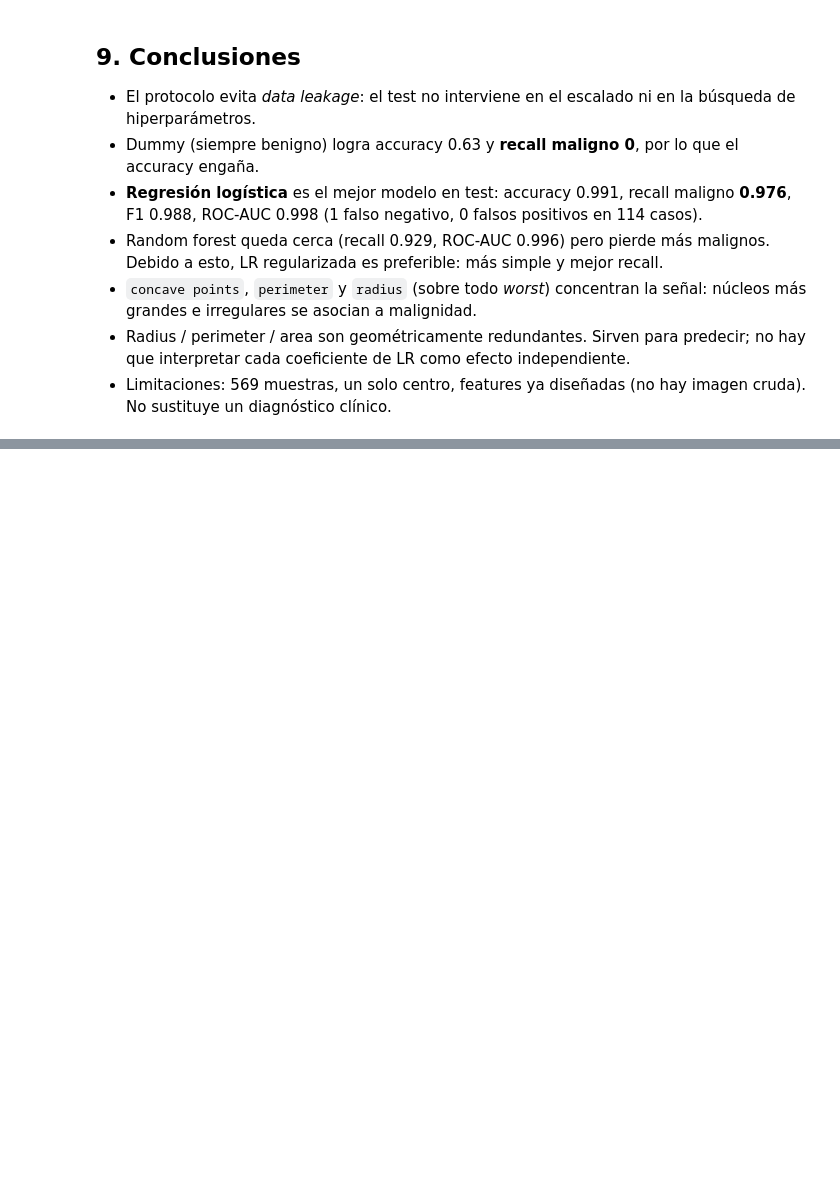
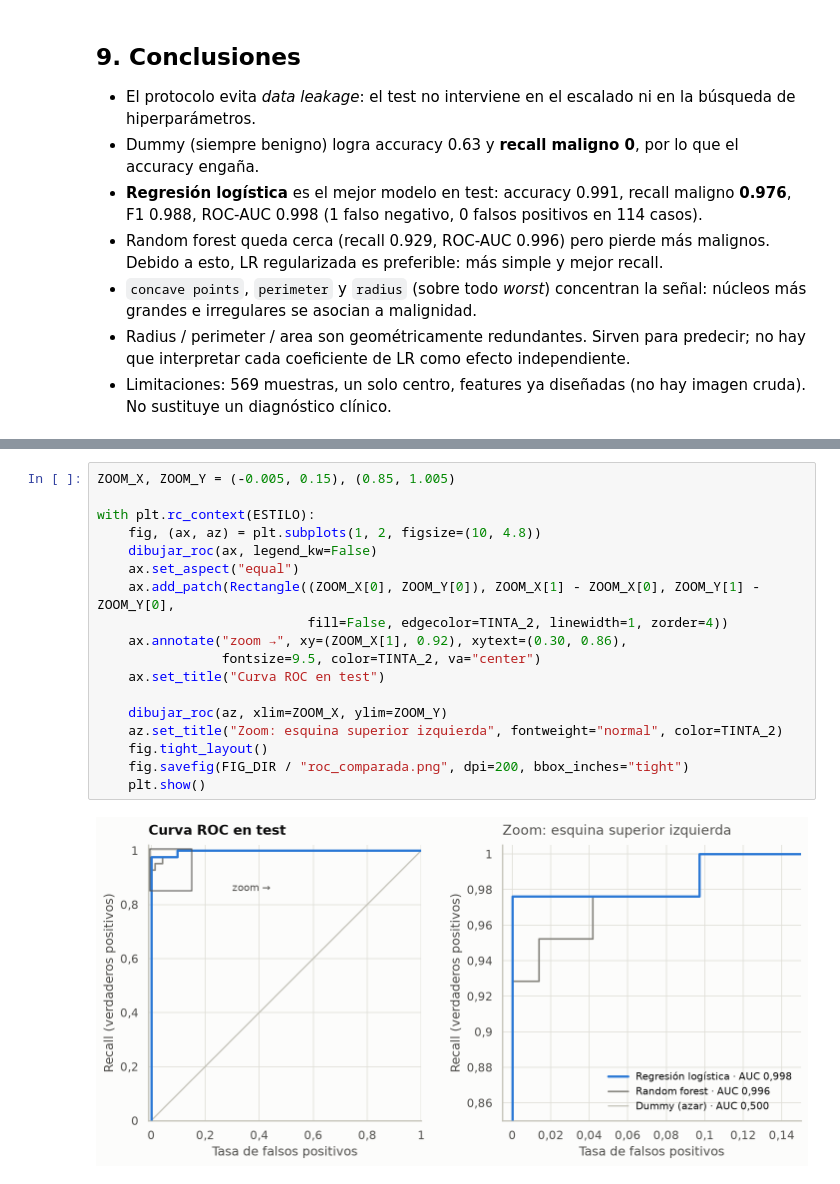
Before and after one commit to wawa1806/Ds-Project-breast-cancer-wisconsin, a Jupyter notebook: notebooks/clasificacion_cancer_mama.ipynb, the cells around one changed output, grey strips where cells are left out. Drawn from its saved outputs; the diff is of its cells as text; blank space fills up the shorter version.

```diff
--- a/notebooks/clasificacion_cancer_mama.ipynb
+++ b/notebooks/clasificacion_cancer_mama.ipynb
@@ -499,0 +620,20 @@ plt.show()
+# %%
+ZOOM_X, ZOOM_Y = (-0.005, 0.15), (0.85, 1.005)
+
+with plt.rc_context(ESTILO):
+    fig, (ax, az) = plt.subplots(1, 2, figsize=(10, 4.8))
+    dibujar_roc(ax, legend_kw=False)
+    ax.set_aspect("equal")
+    ax.add_patch(Rectangle((ZOOM_X[0], ZOOM_Y[0]), ZOOM_X[1] - ZOOM_X[0], ZOOM_Y[1] - ZOOM_Y[0],
+                           fill=False, edgecolor=TINTA_2, linewidth=1, zorder=4))
+    ax.annotate("zoom →", xy=(ZOOM_X[1], 0.92), xytext=(0.30, 0.86),
+                fontsize=9.5, color=TINTA_2, va="center")
+    ax.set_title("Curva ROC en test")
+
+    dibujar_roc(az, xlim=ZOOM_X, ylim=ZOOM_Y)
+    az.set_title("Zoom: esquina superior izquierda", fontweight="normal", color=TINTA_2)
+    fig.tight_layout()
+    fig.savefig(FIG_DIR / "roc_comparada.png", dpi=200, bbox_inches="tight")
+    plt.show()
+# %% [output]
+[figure, added]
```
Also changed, not shown: parts of 7 cells of this notebook, 6 other files.
